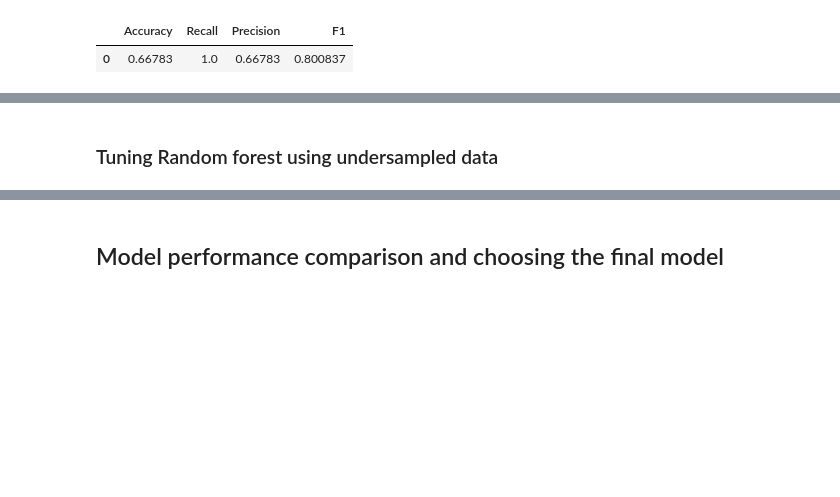
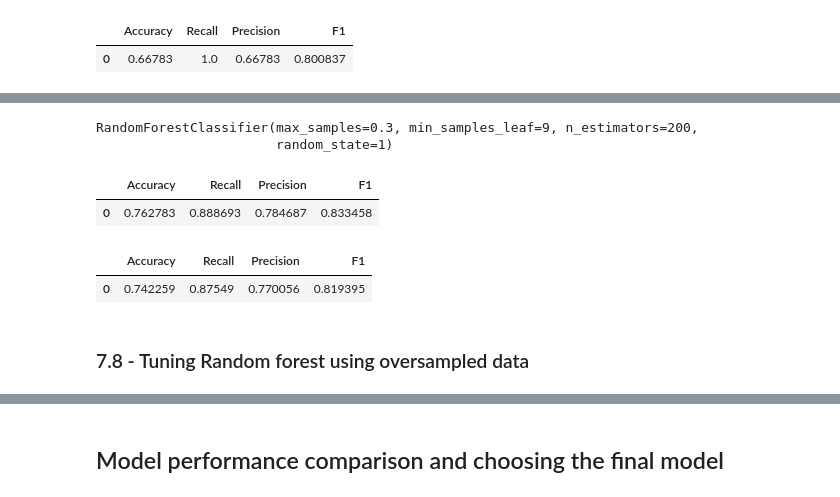
Before and after one commit to RashmiJK/PGP-AIML-EasyVisa-AML, a Jupyter notebook: easyvisa_modeling.ipynb, the cells around one changed output, grey strips where cells are left out. Drawn from its saved outputs; the diff is of its cells as text; code cells hidden in the pictures; blank space fills up the shorter version.

```diff
--- a/easyvisa_modeling.ipynb
+++ b/easyvisa_modeling.ipynb
@@ -1763,0 +1766,28 @@ xgb_val_perf_sm
+# %%
+%%time
+
+# Define model
+Model_rf_o = RandomForestClassifier(random_state=1)
+
+# Define parameter grid to pass in RandomSearchCV
+param_grid_rf_o = {
+    "n_estimators": [150, 200, 250],
+    "min_samples_leaf": np.arange(5,10),
+    "max_features": [np.arange(0.2,0.7,0.1),'sqrt'],
+    "max_samples": np.arange(0.3,0.7,0.1)}
+
+
+#Calling RandomizedSearchCV
+randomized_cv_rf_o = RandomizedSearchCV(
+    estimator = Model_rf_o,
+    param_distributions = param_grid_rf_o,
+    n_iter=50,
+    n_jobs = -1,
+    scoring=scorer,
+    cv=5,
+    random_state=1)
+
+# Execute RandomizedSearchCV
+randomized_cv_rf_o.fit(X_train,y_train)
+
+print("Best parameters are {} with CV score={}:" .format(randomized_cv_rf_o.best_params_,randomized_cv_rf_o.best_score_))
@@ -1764,2 +1798,31 @@ xgb_val_perf_sm
+# %%
+# Assign the best parameter values output from the previous cell
+tuned_rf_o = RandomForestClassifier(
+    max_features='sqrt',
+    random_state=1,
+    max_samples=0.3,
+    n_estimators=200,
+    min_samples_leaf=9,
+)
+
+tuned_rf_o.fit(X_train, y_train)
+# %% [output]
+RandomForestClassifier(max_samples=0.3, min_samples_leaf=9, n_estimators=200,
+                       random_state=1)
+# %%
+rf_train_perf_o = model_performance_classification_sklearn(
+    tuned_rf_o, X_train, y_train
+)
+rf_train_perf_o
+# %% [output]
+|  | Accuracy | Recall | Precision | F1 |
+| 0 | 0.762783 | 0.888693 | 0.784687 | 0.833458 |
+# %%
+## Compute model performance on the validation data.
+rf_val_perf_o = model_performance_classification_sklearn(tuned_rf_o,X_val,y_val)
+rf_val_perf_o
+# %% [output]
+|  | Accuracy | Recall | Precision | F1 |
+| 0 | 0.742259 | 0.87549 | 0.770056 | 0.819395 |
 # %% [markdown]
-### Tuning Random forest using undersampled data
+### 7.8 - Tuning Random forest using oversampled data
```
Also changed, not shown: parts of 8 cells of this notebook.
